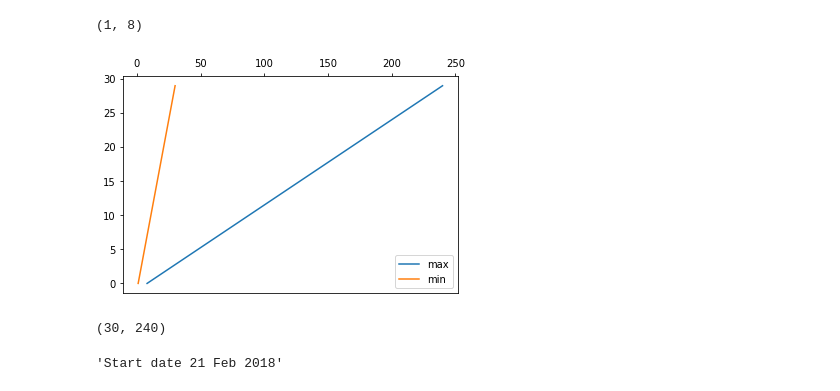
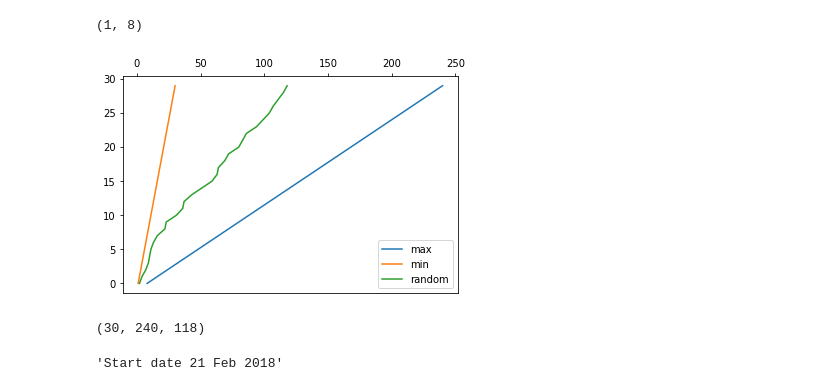
Before and after one commit to rueedlinger/monte-carlo-simulation, a Jupyter notebook: python/min_max.ipynb, the cells around one changed output. Saved outputs shown, nothing was run; the diff lists cells and outputs as text; code cells hidden in the pictures.

```diff
--- a/python/min_max.ipynb
+++ b/python/min_max.ipynb
@@ -36,23 +37,26 @@ def cumulative_sum(next_days, cycle_times, selector):
 # %%
 cumulative_sum_min = cumulative_sum(next_days, cycle_times, min)
 cumulative_sum_max = cumulative_sum(next_days, cycle_times, max)
+cumulative_random = cumulative_sum(next_days, cycle_times, random.choice)
 # %%
-x = [x for x in range(next_days)]
+days = [x for x in range(next_days)]
 # %%
 fig, ax = plt.subplots()
-plt.plot(cumulative_sum_max, x, label='max')
-plt.plot(cumulative_sum_min, x, label='min')
+plt.plot(cumulative_sum_max, days, label='max')
+plt.plot(cumulative_sum_min, days, label='min')
+plt.plot(cumulative_random, days, label='random')
 plt.legend(loc='best')
 
 ax.xaxis.tick_top()
 # %% [output]
-[figure, old version]
+[figure, new version]
 # %%
 sum_min_days = max(cumulative_sum_min)
 sum_max_days = max(cumulative_sum_max)
-sum_min_days, sum_max_days
+sum_random_days = max(cumulative_random)
+sum_min_days, sum_max_days, sum_random_days
 # %% [output]
-(30, 240)
+(30, 240, 118)
 # %%
 now.strftime('Start date %d %b %Y')
 # %% [output]
```
Also changed, not shown: parts of 2 cells of this notebook.
